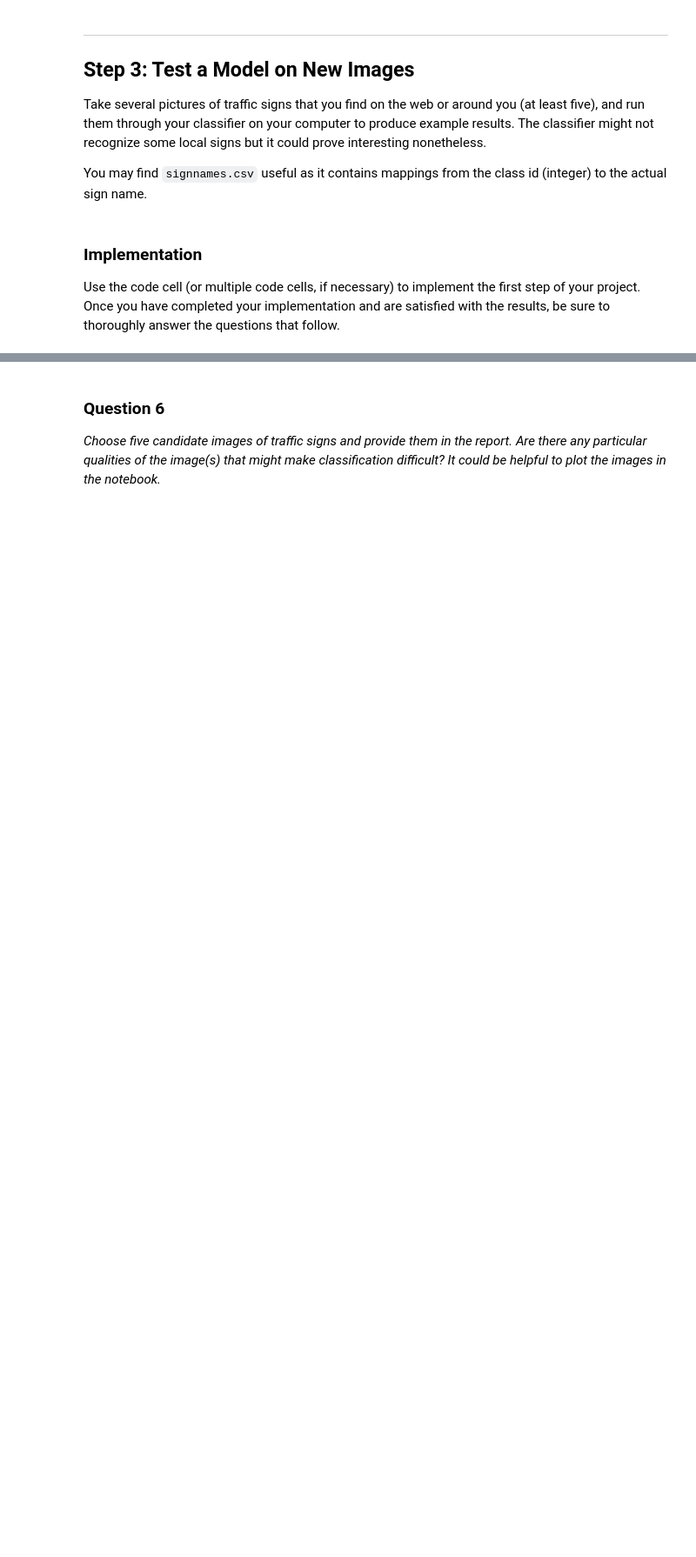
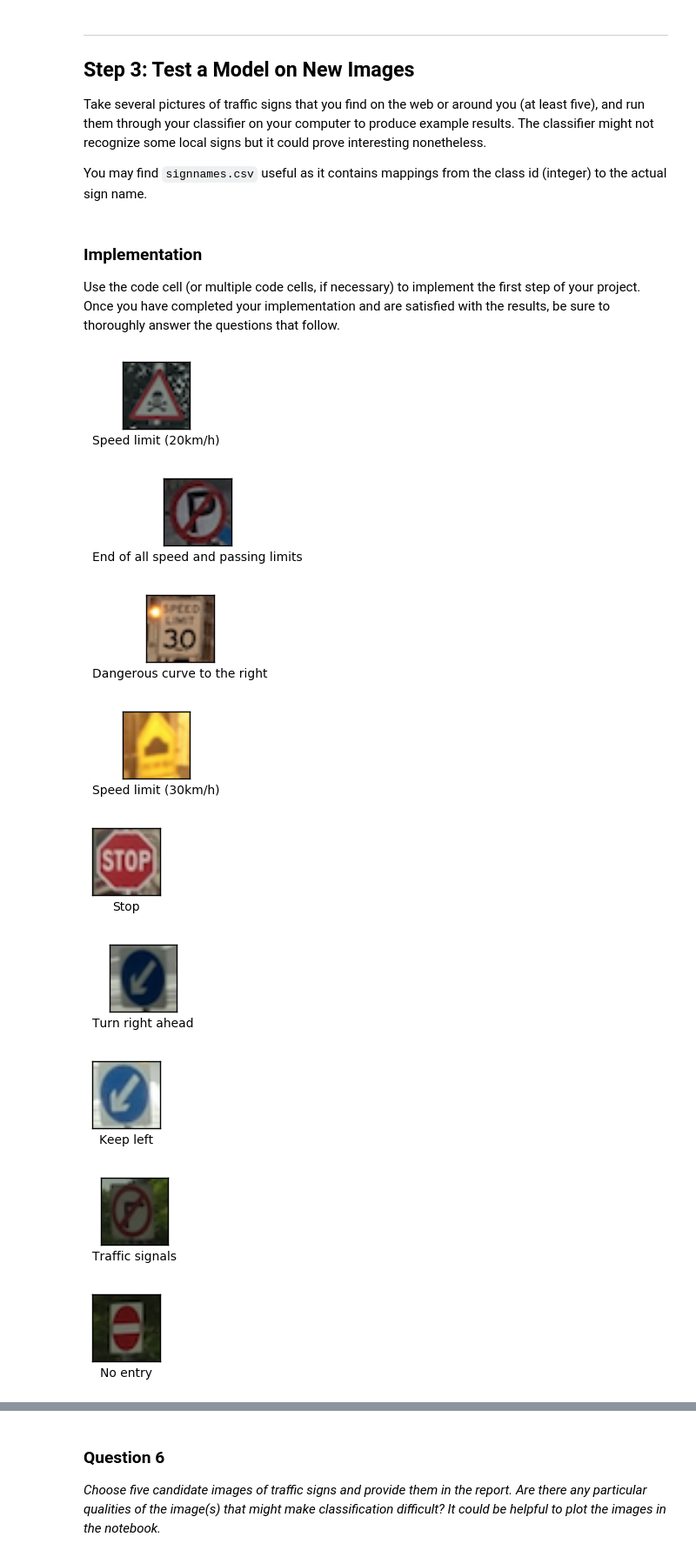
Before and after one commit to 361793842/CarND-Traffic-Sign-Classifier-Project, a Jupyter notebook: Traffic_Sign_Classifier.ipynb, the cells around one changed output, grey strips where cells are left out. Shown at 87% size. Drawn from its saved outputs; the diff is of its cells as text; code cells hidden in the pictures; blank space fills up the shorter version.

```diff
--- a/Traffic_Sign_Classifier.ipynb
+++ b/Traffic_Sign_Classifier.ipynb
@@ -309,12 +302,14 @@ x = tf.placeholder(tf.float32, (None, 32, 32, 3))
 y = tf.placeholder(tf.int32, (None))
 one_hot_y = tf.one_hot(y, 43)
 
-rate = 0.0005
+EPOCHS = 20
+BATCH_SIZE = 128
+LEARNING_RATE = 0.001
 
-logits = LeNet(x)
+logits = MiniNet(x)
 cross_entropy = tf.nn.softmax_cross_entropy_with_logits(logits, one_hot_y)
 loss_operation = tf.reduce_mean(cross_entropy)
-optimizer = tf.train.AdamOptimizer(learning_rate = rate)
+optimizer = tf.train.AdamOptimizer(learning_rate = LEARNING_RATE)
 training_operation = optimizer.minimize(loss_operation)
 
 correct_prediction = tf.equal(tf.argmax(logits, 1), tf.argmax(one_hot_y, 1))
@@ -371,2 +366,9 @@ Validation Accuracy = 0.327
 
 Model saved
+# %%
+# Test model accuracy
+with tf.Session() as sess:
+    saver.restore(sess, tf.train.latest_checkpoint('.'))
+
+    test_accuracy = evaluate(X_test, y_test)
+    print("Test Accuracy = {:.3f}".format(test_accuracy))
@@ -405,0 +409,37 @@ Use the code cell (or multiple code cells, if necessary) to implement the first
+# %%
+### Load the images and plot them here.
+### Feel free to use as many code cells as needed.
+import os
+import matplotlib.image as mpimg
+
+# test on own images
+
+inference_operation = tf.argmax(logits, 1)
+own_images = np.array([mpimg.imread("own-data/" + imageName) for imageName in os.listdir("own-data")])
+# for image in own_images:
+#     plt.imshow(image)
+#     plt.show()
+
+with tf.Session() as sess:
+    saver.restore(sess, tf.train.latest_checkpoint('.'))
+    input_images = np.multiply(own_images, 255)
+    inference_output = sess.run(inference_operation, feed_dict={x: input_images})
+#     print(inference_output)
+
+for (image, evaluated)  in zip(own_images, inference_output):
+    plt.figure(figsize=(1,1))
+    plt.xticks([])
+    plt.yticks([])
+    plt.xlabel(sign_names[evaluated])
+    plt.imshow(image)
+    plt.show()
+# %% [output]
+[figure, added]
+[figure, added]
+[figure, added]
+[figure, added]
+[figure, added]
+[figure, added]
+[figure, added]
+[figure, added]
+[figure, added]
```
Also changed, not shown: parts of 25 cells of this notebook, 1 other file.
